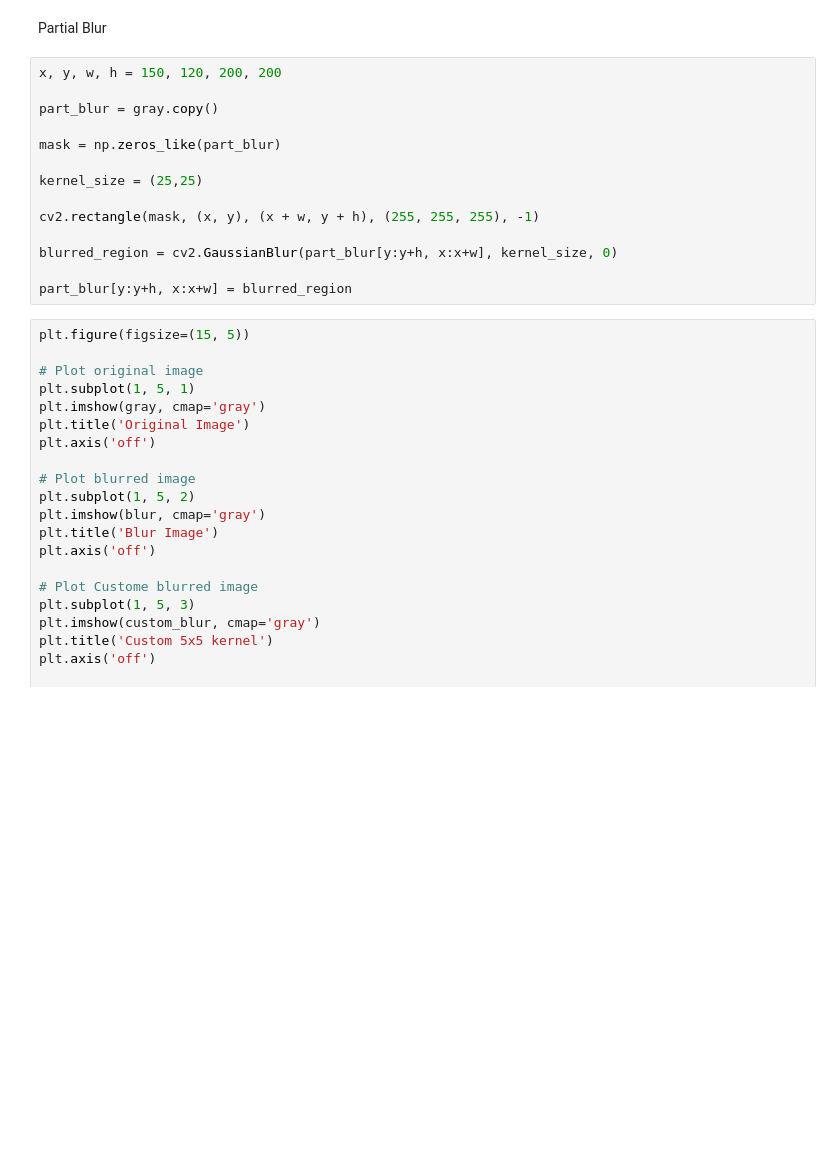
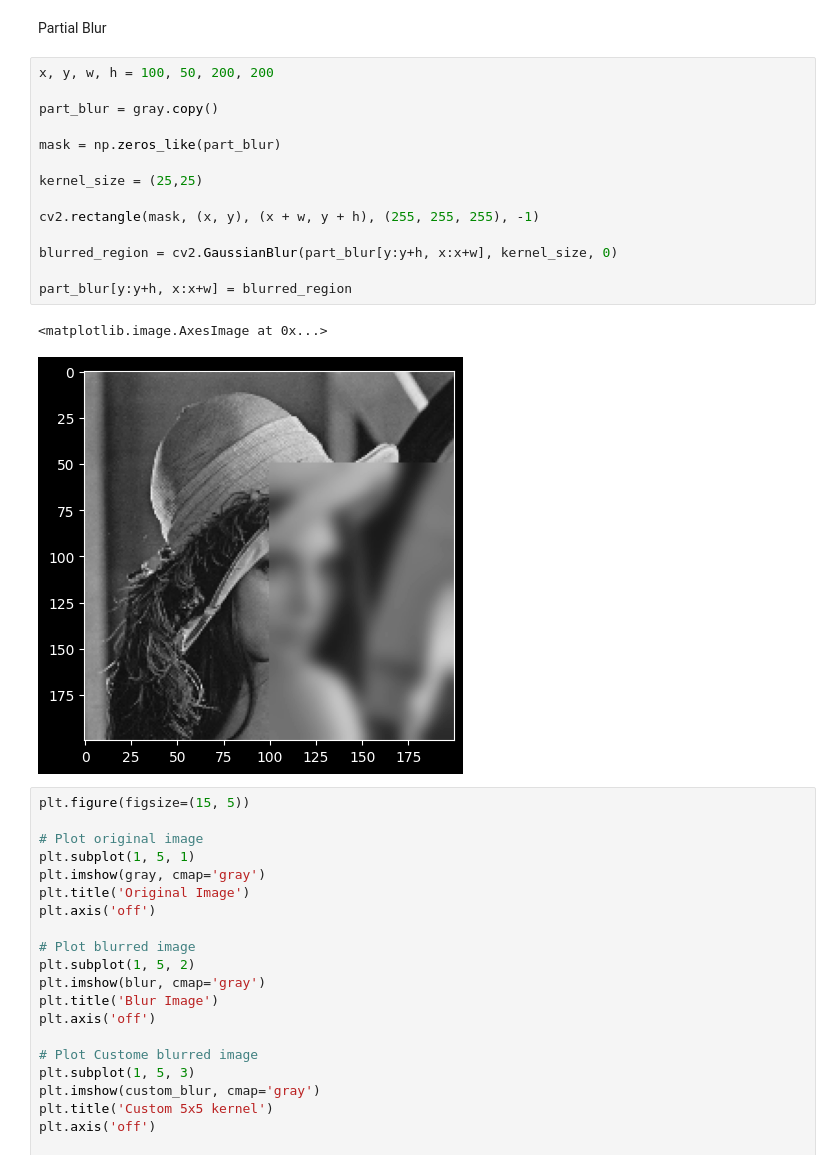
Before and after one commit to alfredwisana/computer-vision, a Jupyter notebook: week 3 (Convulution)/c14210177_alfredwisana.ipynb, the cells around one changed output. Cells and saved outputs as stored; diff of their text form; blank space fills up the shorter version.

```diff
--- a/week 3 (Convulution)/c14210177_alfredwisana.ipynb
+++ b/week 3 (Convulution)/c14210177_alfredwisana.ipynb
@@ -40,19 +40,22 @@ custom_blur = cv2.filter2D(gray,-1,kernel=kernel)
 # %% [markdown]
 Partial Blur
 # %%
-x, y, w, h = 150, 120, 200, 200
+x, y, w, h = 100, 50, 200, 200
 
 part_blur = gray.copy()
 
 mask = np.zeros_like(part_blur)
 
 kernel_size = (25,25)
 
 cv2.rectangle(mask, (x, y), (x + w, y + h), (255, 255, 255), -1)
 
 blurred_region = cv2.GaussianBlur(part_blur[y:y+h, x:x+w], kernel_size, 0)
 
 part_blur[y:y+h, x:x+w] = blurred_region
+# %% [output]
+<matplotlib.image.AxesImage at 0x...>
+[figure, added]
 # %%
 plt.figure(figsize=(15, 5))
 
```
